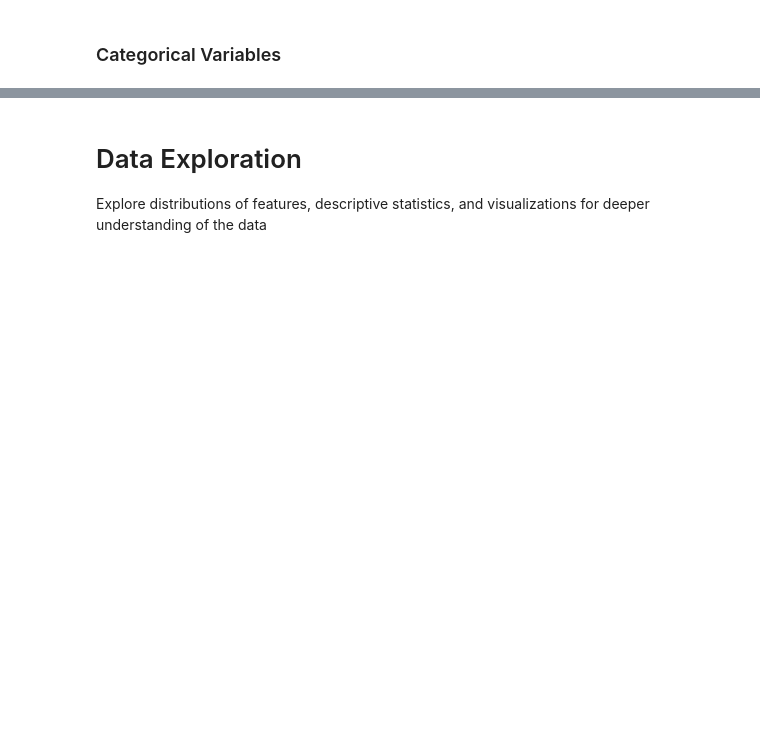
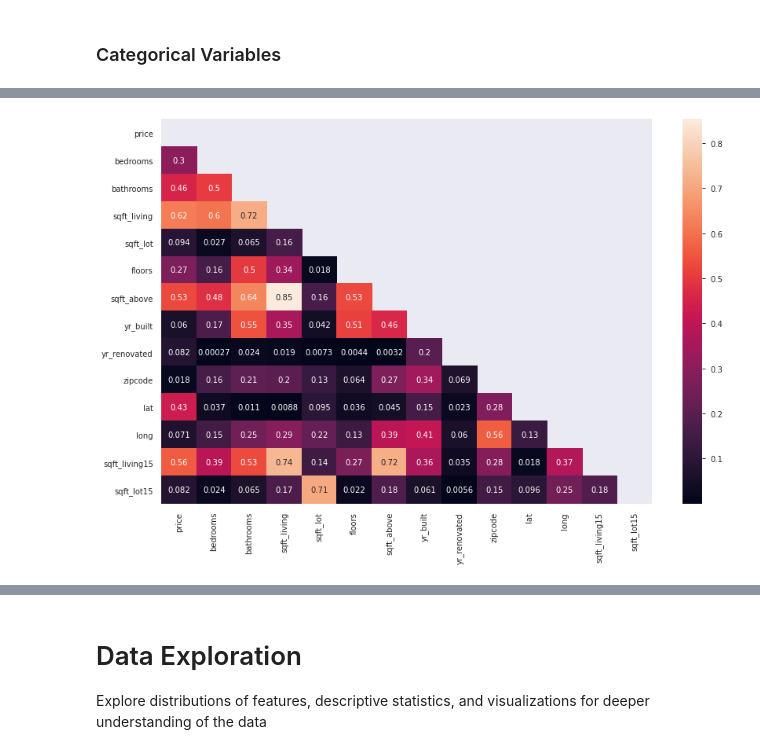
Before and after one commit to alvaromendizabal/dsc-phase-2-project-v2-3, a Jupyter notebook: notebook_final.ipynb, the cells around one changed output, grey strips where cells are left out. Cells and saved outputs as stored; diff of their text form; code cells hidden in the pictures; blank space fills up the shorter version.

```diff
--- a/notebook_final.ipynb
+++ b/notebook_final.ipynb
@@ -317,0 +542,9 @@ kc_house.head()
+# %%
+with sns.axes_style("darkgrid"):
+    fig, ax = plt.subplots(figsize=(14, 9))
+
+    mask = np.triu(np.ones_like(kc_house.corr(), dtype=bool))
+    ax = sns.heatmap(abs(kc_house.corr()),mask=mask,annot=True)
+    fig.savefig('images/Correlation_Heatmap_15',bbox_inches="tight");
+# %% [output]
+[figure, added]
```
Also changed, not shown: parts of 103 cells of this notebook.
